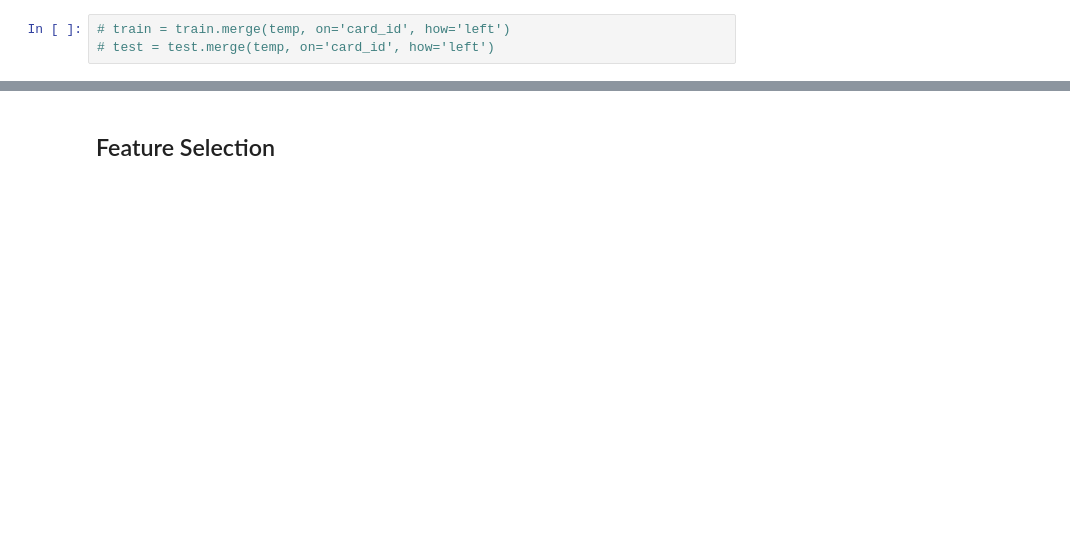
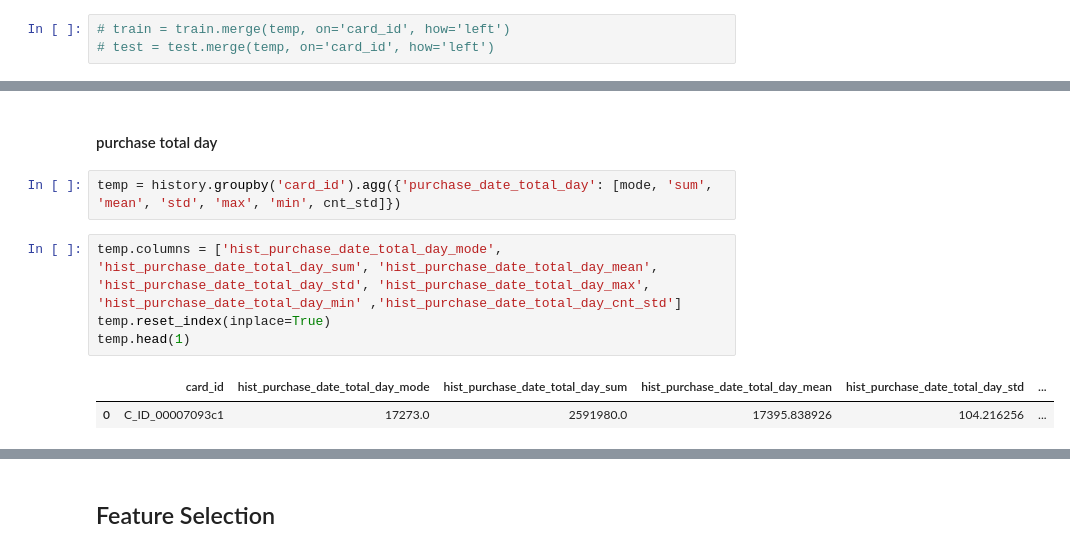
Before and after one commit to SONG-WONHO/Kaggle-Elo, a Jupyter notebook: 2-2 Feature Engineering and Selection.ipynb, the cells around one changed output, grey strips where cells are left out. Drawn from its saved outputs; the diff is of its cells as text; blank space fills up the shorter version.

```diff
--- a/2-2 Feature Engineering and Selection.ipynb
+++ b/2-2 Feature Engineering and Selection.ipynb
@@ -368,0 +407,11 @@ gc.collect()
+# %% [markdown]
+#### purchase total day
+# %%
+temp = history.groupby('card_id').agg({'purchase_date_total_day': [mode, 'sum', 'mean', 'std', 'max', 'min', cnt_std]})
+# %%
+temp.columns = ['hist_purchase_date_total_day_mode', 'hist_purchase_date_total_day_sum', 'hist_purchase_date_total_day_mean', 'hist_purchase_date_total_day_std', 'hist_purchase_date_total_day_max', 'hist_purchase_date_total_day_min' ,'hist_purchase_date_total_day_cnt_std']
+temp.reset_index(inplace=True)
+temp.head(1)
+# %% [output]
+|  | card_id | hist_purchase_date_total_day_mode | hist_purchase_date_total_day_sum | hist_purchase_date_total_day_mean | hist_purchase_date_total_day_std | ... |
+| 0 | C_ID_00007093c1 | 17273.0 | 2591980.0 | 17395.838926 | 104.216256 | ... |
```
Also changed, not shown: parts of 50 cells of this notebook.
